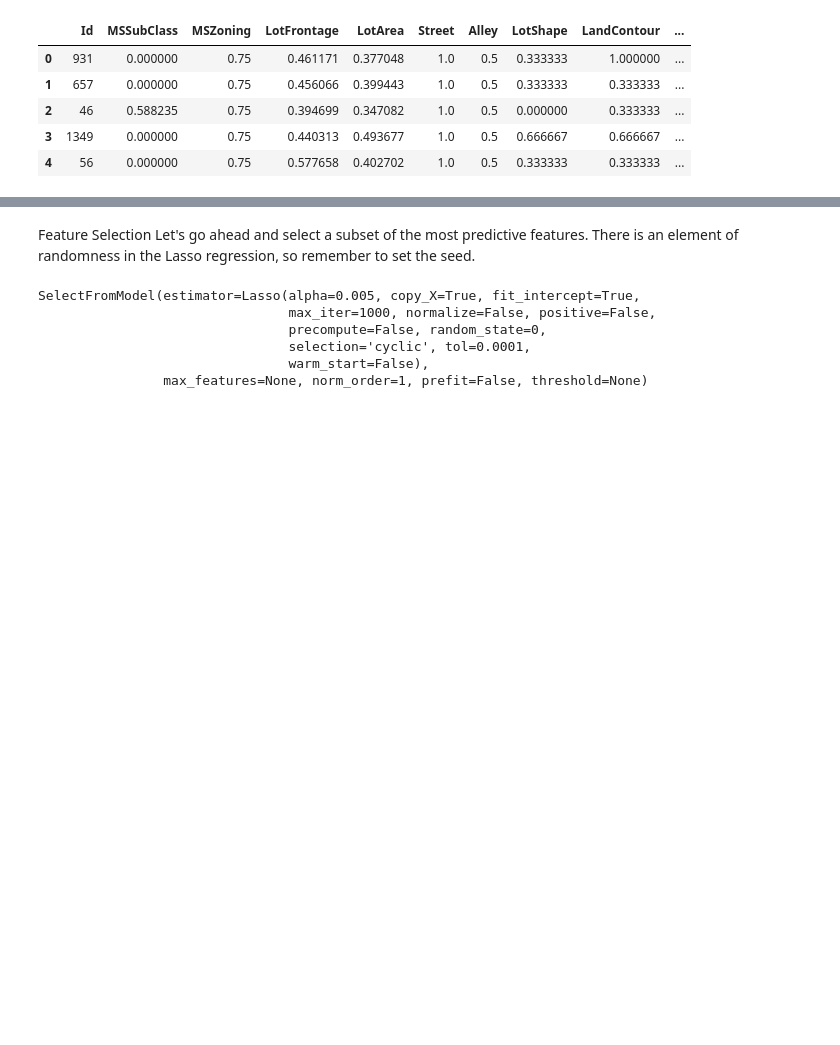
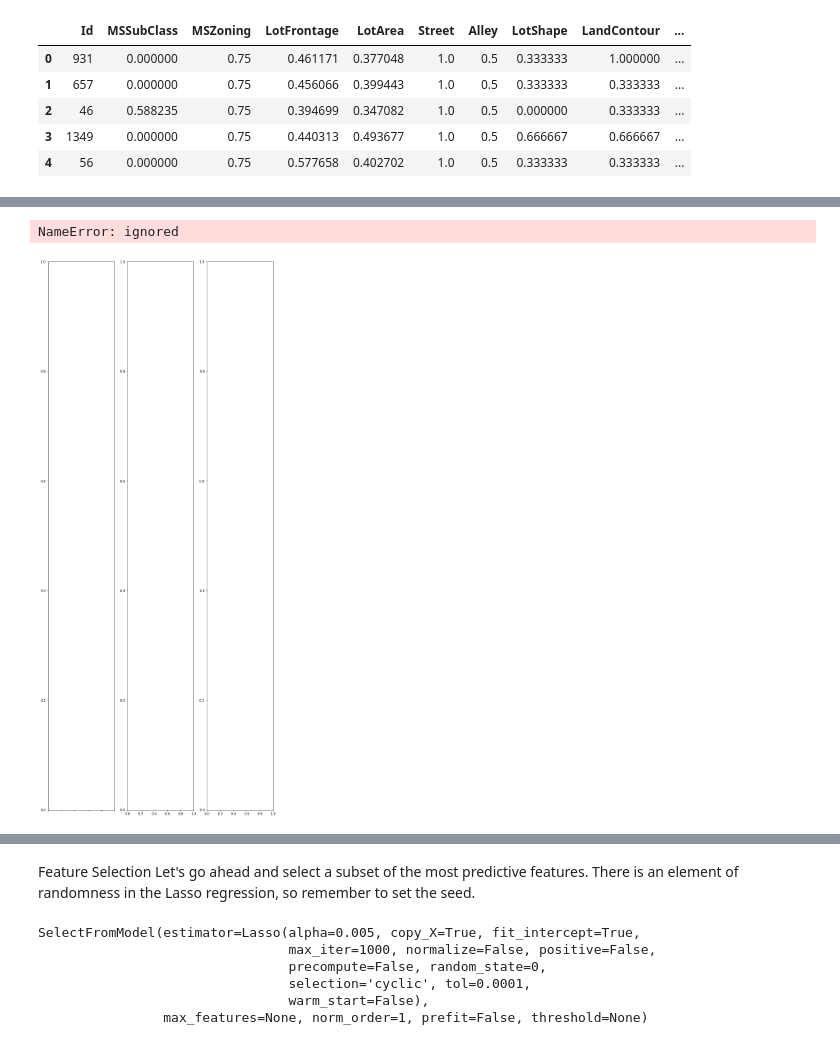
Before and after one commit to chandra-sekar-1983/eda, a Jupyter notebook: FeatureSelection.ipynb, the cells around one changed output, grey strips where cells are left out. Cells and saved outputs as stored; diff of their text form; code cells hidden in the pictures; blank space fills up the shorter version.

```diff
--- a/FeatureSelection.ipynb
+++ b/FeatureSelection.ipynb
@@ -41,3 +79,16 @@ X_train.head()
+# %%
+fig, axes = plt.subplots(round(len(categorical_col) / 3), 3, figsize=(12, 30))
+
+for i, ax in enumerate(fig.axes):
+    if i < len(categorical_col):
+    #for col in categorical_col:
+        ax.set_xticklabels(ax.xaxis.get_majorticklabels(), rotation=45)
+        sns.countplot(x=categorical_col[i], alpha=0.7, data=df2, ax=ax)
+
+fig.tight_layout()
+# %% [output]
+NameError: ignored
+[figure, added]
 # %%
 # capture the target (remember that the target is log transformed)
 y_train = X_train['SalePrice']
```
Also changed, not shown: parts of 8 cells of this notebook.
